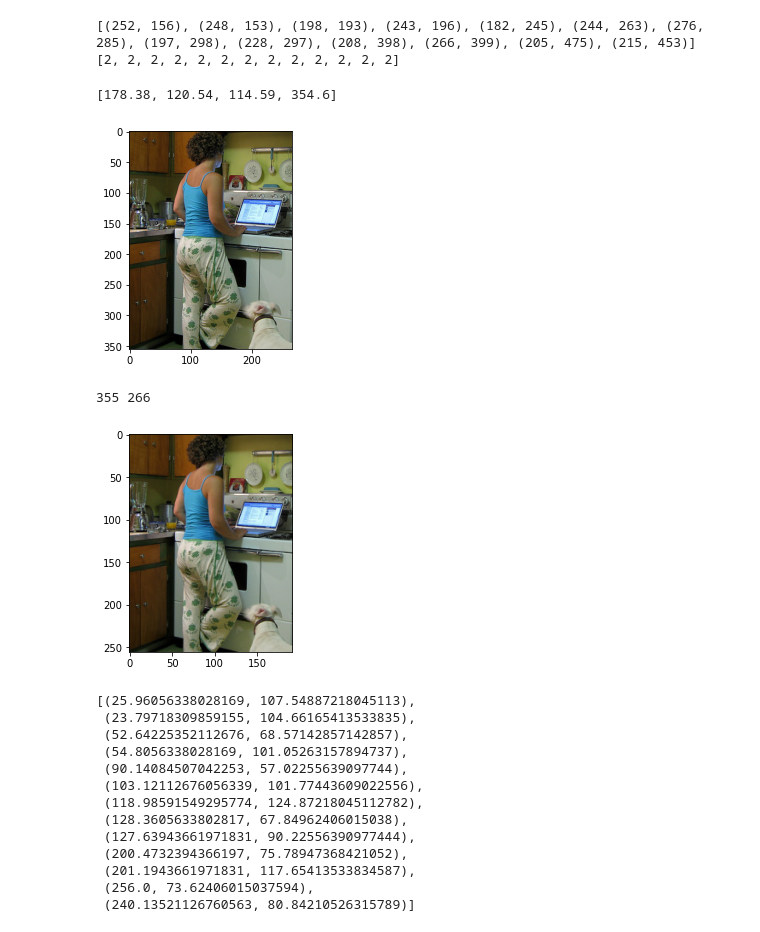
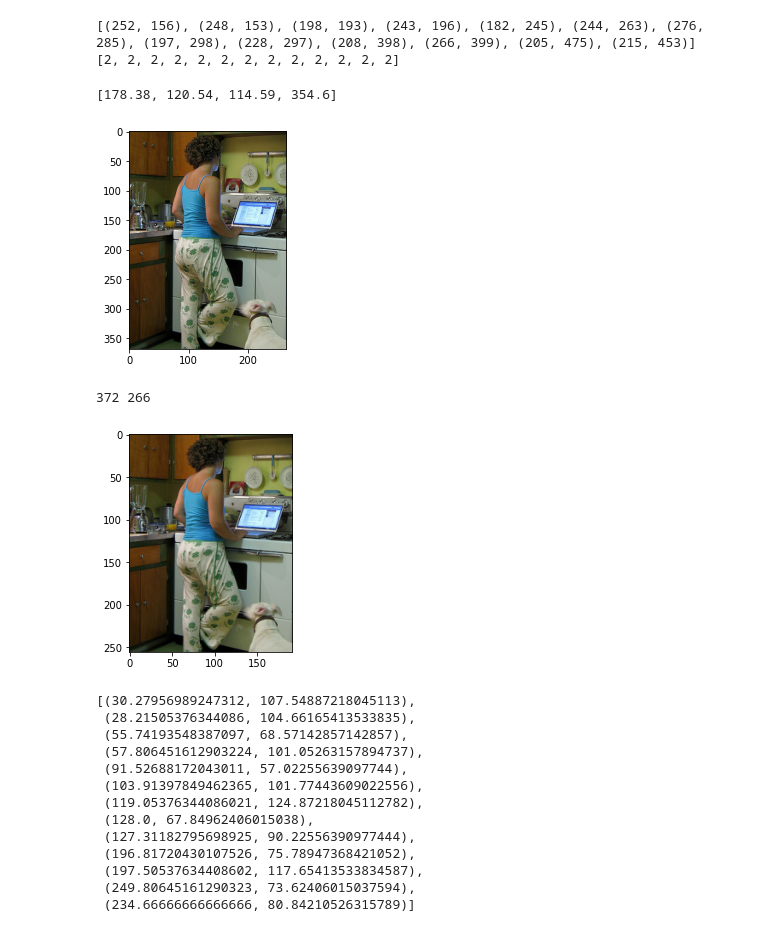
Before and after one commit to LittleSunfish/Human-Pose-Estimation, a Jupyter notebook: heatmap.ipynb, the cells around one changed output. Cells and saved outputs as stored; diff of their text form; code cells hidden in the pictures.

Commit message:
UPDATE heatmap.ipynb: 5% padding for cropping the image

```diff
--- a/heatmap.ipynb
+++ b/heatmap.ipynb
@@ -79,30 +79,39 @@ print(keypoint_confidence)
 # %%
 # crop the image to size (256*192 = 4:3)
 # cropped_image = image[Y:Y+H, X:X+W]
 print(bounding_box) #[x,y,width,height]
 X,Y,width,height = bounding_box
 X,Y,width,height = int(X),int(Y), int(width)+1, int(height)+1 #114, 354
 
 width_trans, height_trans = X, Y
 # 115, 354 -> 265, 354
 if height/width < 4/3:
     original_height = height
     height = int(3*width/4)
     height_change = height - original_height
-    cropped_image = img[Y+int(height_change/2):Y+height-int(height_change/2), X:X+width]
-    height_trans = Y - int(height_change/2)
+    ## 5% padding for robustness
+    original_width = width
+    width = int(width * 1.05)
+    width_change = width - original_width
+
 else:
     original_width = width
     width = int(3*height/4)
     width_change = width - original_width
-    cropped_image = image[Y:Y+height, X-int(width_change/2):X-int(width_change/2)+width]
-    width_trans = X - int(width_change/2)
+    ## 5% padding for robustness
+    original_height = height
+    height = int(height * 1.05)
+    height_change = height - original_height
+
+cropped_image = image[Y-int(height_change/2):Y+height-int(height_change/2), X-int(width_change/2):X-int(width_change/2)+width]
+width_trans = X - int(width_change/2)
+height_trans = Y - int(height_change/2)
 
 plt.imshow(cropped_image)
 plt.show()
 # %% [output]
 [178.38, 120.54, 114.59, 354.6]
-[figure, old version]
+[figure, new version]
 # %%
 # resizing
 print(height, width)
@@ -116,8 +125,8 @@ resized_image = cv2.resize(cropped_image, dim, interpolation=cv2.INTER_AREA)
 plt.imshow(resized_image)
 plt.show()
 # %% [output]
-355 266
+372 266
-[figure, old version]
+[figure, new version]
 # %%
 ## adjust the keypoint coordinate
 keypoint_translated = []
@@ -132,19 +141,19 @@ for k in keypoint:
 
 keypoint_translated
 # %% [output]
-[(25.96056338028169, 107.54887218045113),
- (23.79718309859155, 104.66165413533835),
- (52.64225352112676, 68.57142857142857),
- (54.8056338028169, 101.05263157894737),
- (90.14084507042253, 57.02255639097744),
- (103.12112676056339, 101.77443609022556),
- (118.98591549295774, 124.87218045112782),
- (128.3605633802817, 67.84962406015038),
- (127.63943661971831, 90.22556390977444),
- (200.4732394366197, 75.78947368421052),
- (201.1943661971831, 117.65413533834587),
- (256.0, 73.62406015037594),
- (240.13521126760563, 80.84210526315789)]
+[(30.27956989247312, 107.54887218045113),
+ (28.21505376344086, 104.66165413533835),
+ (55.74193548387097, 68.57142857142857),
+ (57.806451612903224, 101.05263157894737),
+ (91.52688172043011, 57.02255639097744),
+ (103.91397849462365, 101.77443609022556),
+ (119.05376344086021, 124.87218045112782),
+ (128.0, 67.84962406015038),
+ (127.31182795698925, 90.22556390977444),
+ (196.81720430107526, 75.78947368421052),
+ (197.50537634408602, 117.65413533834587),
+ (249.80645161290323, 73.62406015037594),
+ (234.66666666666666, 80.84210526315789)]
 # %%
 heatmap_list = []
 
```
Also changed, not shown: parts of 2 cells of this notebook, 2 other files.
